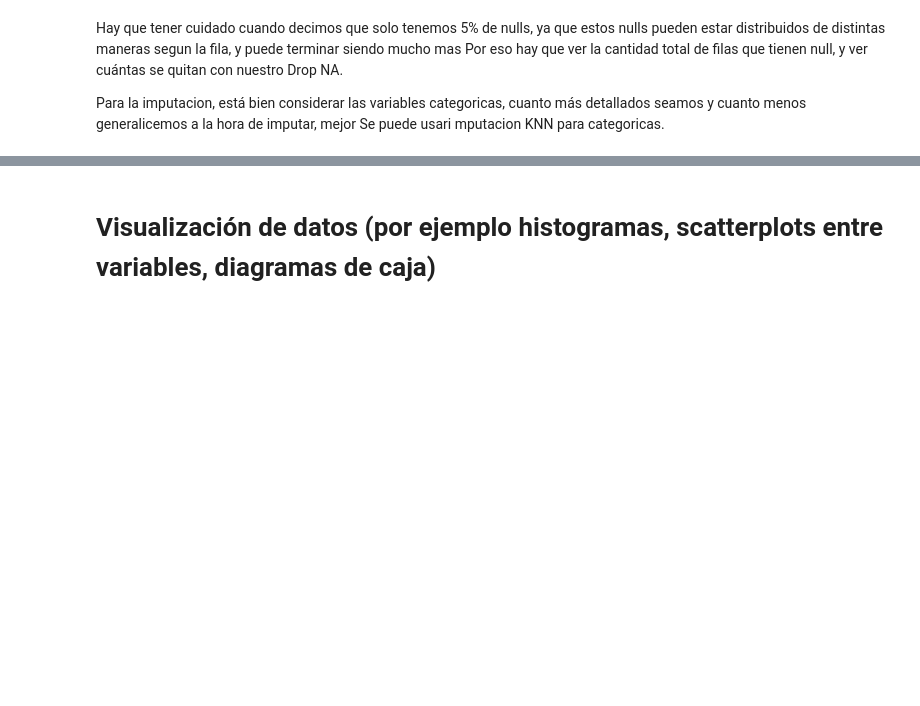
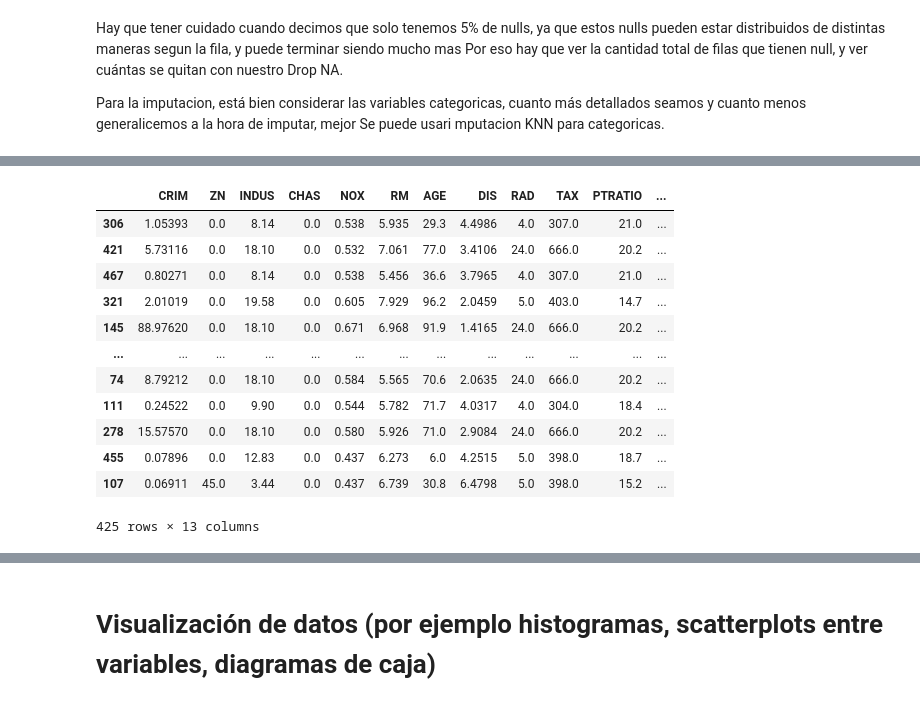
Before and after one commit to therokitoki/AA1-TUIA-Alsop-Hachen, a Jupyter notebook: tp.ipynb, the cells around one changed output, grey strips where cells are left out. Drawn from its saved outputs; the diff is of its cells as text; code cells hidden in the pictures; blank space fills up the shorter version.

```diff
--- a/tp.ipynb
+++ b/tp.ipynb
@@ -95,0 +121,8 @@ division entre train y test
+# %%
+# Division train - test
+x = df.drop(columns='MEDV')
+y = df['MEDV']
+X_train, X_test, y_train, y_test = train_test_split(x, y, test_size=0.2, random_state=42) #se utiliza 42 para garantizar que cada vez que se corra el código se obtengan los mismos resultados
+X_train.shape, X_test.shape, y_train.shape, y_test.shape
+print(X_train)
+print(y_train)
@@ -96,3 +147,23 @@ division entre train y test
+# %%
+X_train=pd.DataFrame(X_train,columns=df.drop(columns='MEDV').columns)
+#X_test=pd.DataFrame(X_test,columns=df.drop(columns='MEDV').columns)
+y_train = pd.DataFrame(y_train,columns=['MEDV'])
+data_train=pd.concat([X_train,y_train],axis=1)
+X_train
+# %% [output]
+|  | CRIM | ZN | INDUS | CHAS | NOX | RM | AGE | DIS | RAD | TAX | PTRATIO | ... |
+| 306 | 1.05393 | 0.0 | 8.14 | 0.0 | 0.538 | 5.935 | 29.3 | 4.4986 | 4.0 | 307.0 | 21.0 | ... |
+| 421 | 5.73116 | 0.0 | 18.10 | 0.0 | 0.532 | 7.061 | 77.0 | 3.4106 | 24.0 | 666.0 | 20.2 | ... |
+| 467 | 0.80271 | 0.0 | 8.14 | 0.0 | 0.538 | 5.456 | 36.6 | 3.7965 | 4.0 | 307.0 | 21.0 | ... |
+| 321 | 2.01019 | 0.0 | 19.58 | 0.0 | 0.605 | 7.929 | 96.2 | 2.0459 | 5.0 | 403.0 | 14.7 | ... |
+| 145 | 88.97620 | 0.0 | 18.10 | 0.0 | 0.671 | 6.968 | 91.9 | 1.4165 | 24.0 | 666.0 | 20.2 | ... |
+| ... | ... | ... | ... | ... | ... | ... | ... | ... | ... | ... | ... | ... |
+| 74 | 8.79212 | 0.0 | 18.10 | 0.0 | 0.584 | 5.565 | 70.6 | 2.0635 | 24.0 | 666.0 | 20.2 | ... |
+| 111 | 0.24522 | 0.0 | 9.90 | 0.0 | 0.544 | 5.782 | 71.7 | 4.0317 | 4.0 | 304.0 | 18.4 | ... |
+| 278 | 15.57570 | 0.0 | 18.10 | 0.0 | 0.580 | 5.926 | 71.0 | 2.9084 | 24.0 | 666.0 | 20.2 | ... |
+| 455 | 0.07896 | 0.0 | 12.83 | 0.0 | 0.437 | 6.273 | 6.0 | 4.2515 | 5.0 | 398.0 | 18.7 | ... |
+| 107 | 0.06911 | 45.0 | 3.44 | 0.0 | 0.437 | 6.739 | 30.8 | 6.4798 | 5.0 | 398.0 | 15.2 | ... |
+425 rows × 13 columns
 # %%
 df.describe()
 # %% [output]
```
Also changed, not shown: parts of 14 cells of this notebook.
